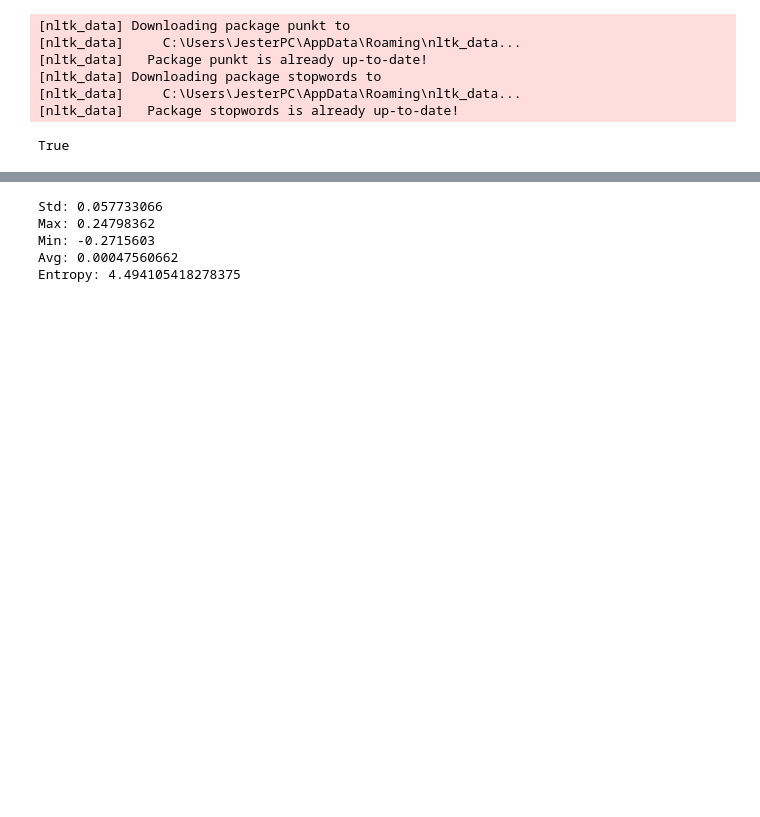
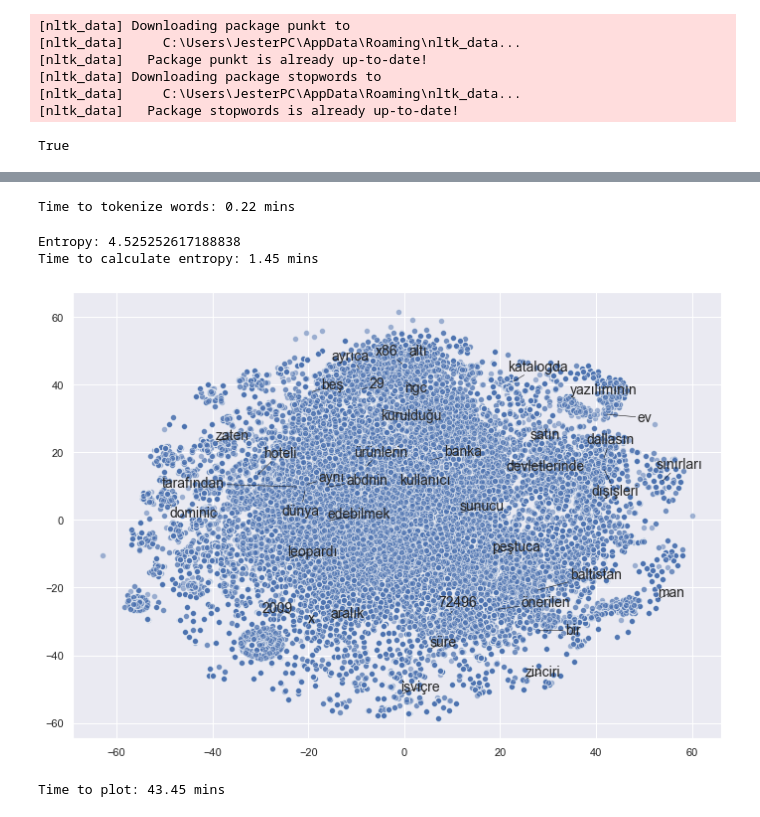
Before and after one commit to thejrace/cse4062_obarey, a Jupyter notebook: word_freq_final.ipynb, the cells around one changed output, grey strips where cells are left out. Saved outputs shown, nothing was run; the diff lists cells and outputs as text; code cells hidden in the pictures; blank space fills up the shorter version.

```diff
--- a/word_freq_final.ipynb
+++ b/word_freq_final.ipynb
@@ -35,10 +36,10 @@ chars = []
 word_vectors = []
 
 with open("data/data_origin.DUMP", encoding="utf8") as tsv:
-    counter = 0;
+#     counter = 0;
     for line in csv.reader(tsv, dialect="excel-tab"):
         sentence = line[2]
-        counter += 1
+#         counter += 1
 
         # trim punctuation, make it lowercase
         sentence = sentence.translate(str.maketrans('', '', string.punctuation)).lower()
@@ -53,11 +54,11 @@ with open("data/data_origin.DUMP", encoding="utf8") as tsv:
                 if word in w2v_model.wv.vocab:
                     word_vectors.append(w2v_model.wv[word])
 
-                for char in word:
-                    chars.append(char)
+#                 for char in word:
+#                     chars.append(char)
 
-        if counter == 100:
-            break
+#         if counter == 100:
+#             break
 
 print('Time to tokenize: {} mins'.format(round((time() - t) / 60, 2)))
 # %% [output]
@@ -65,4 +95,17 @@ Time to tokenize: 0.01 mins
+# %%
+t = time()
+
+for word in words:
+    for char in word:
+        chars.append(char)
+
+
+print('Time to tokenize words: {} mins'.format(round((time() - t) / 60, 2)))
+# %% [output]
+Time to tokenize words: 0.22 mins
 # %%
+t = time()
+
 # calculate entropy
 entropy = 0
 decset = set(chars)
@@ -74,14 +117,9 @@ for c in decset:
         information_content = np.log2(1.0/prob)
         entropy += prob * information_content
 
-print('Std: ' + str(np.std(word_vectors)))
-print('Max: ' + str(np.max(word_vectors)))
-print('Min: ' + str(np.min(word_vectors)))
-print('Avg: ' + str(np.average(word_vectors)))
 print('Entropy: ' + str(entropy))
+
+print('Time to calculate entropy: {} mins'.format(round((time() - t) / 60, 2)))
 # %% [output]
-Std: 0.057733066
-Max: 0.24798362
-Min: -0.2715603
-Avg: 0.00047560662
-Entropy: 4.494105418278375
+Entropy: 4.525252617188838
+Time to calculate entropy: 1.45 mins
@@ -97,26 +126,33 @@ df.head(5)
 # %%
+t = time()
+
 # Initialize t-SNE
 tsne = TSNE(n_components = 2, init = 'random', random_state = 10, perplexity = 100)
 
 # Use only 400 rows to shorten processing time
-tsne_df = tsne.fit_transform(df[:400])
+tsne_df = tsne.fit_transform(df[:50000])
 
 sns.set()
 # Initialize figure
 fig, ax = plt.subplots(figsize = (11.7, 8.27))
 sns.scatterplot(tsne_df[:, 0], tsne_df[:, 1], alpha = 0.5)
 
 # initialize list of texts
 texts = []
 words_to_plot = list(np.arange(0, 400, 10))
 
 # Append words to list
 for word in words_to_plot:
     texts.append(plt.text(tsne_df[word, 0], tsne_df[word, 1], df.index[word], fontsize = 14))
 
 # Plot text using adjust_text (because overlapping text is hard to read)
 adjust_text(texts, force_points = 0.4, force_text = 0.4,
             expand_points = (2,1), expand_text = (1,2),
             arrowprops = dict(arrowstyle = "-", color = 'black', lw = 0.5))
 
 plt.show()
+
+print('Time to plot: {} mins'.format(round((time() - t) / 60, 2)))
+# %% [output]
+[figure, added]
+Time to plot: 43.45 mins
```
Also changed, not shown: parts of 6 cells of this notebook, 1 other file.
